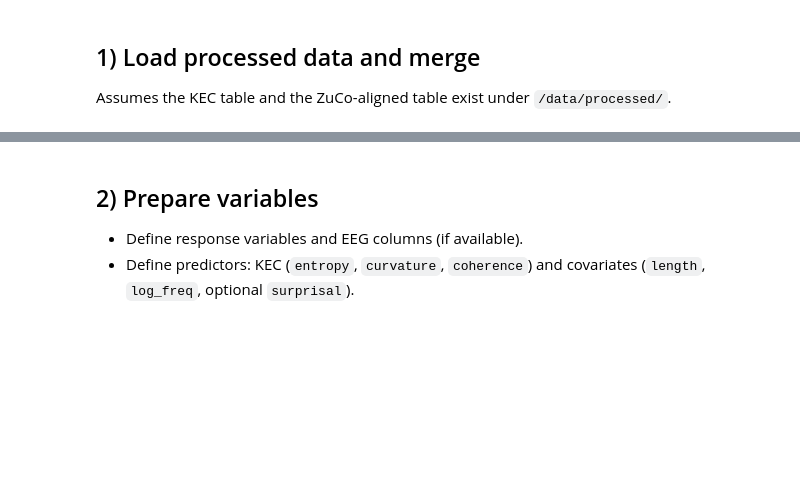
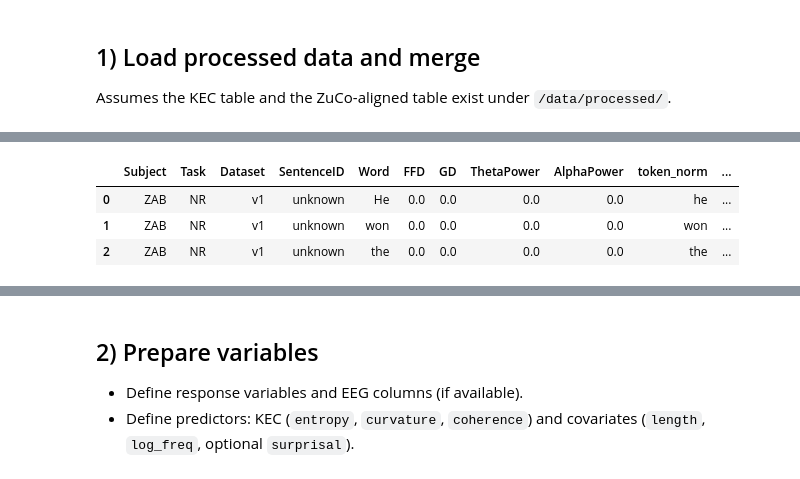
Before and after one commit to agourakis82/pcs-meta-repo, a Jupyter notebook: notebooks/04_zuco_models.ipynb, the cells around one changed output, grey strips where cells are left out. Saved outputs shown, nothing was run; the diff lists cells and outputs as text; code cells hidden in the pictures; blank space fills up the shorter version.

```diff
--- a/notebooks/04_zuco_models.ipynb
+++ b/notebooks/04_zuco_models.ipynb
@@ -82,0 +41,85 @@ KeyError: 'Word'
+# %%
+kec_path = PROC_DIR/'kec'/'metrics_en.csv'
+# Prefer multi-subject export; include v1 and v2 aligned if present
+zuco_candidates = [
+    PROC_DIR/'zuco_word_level_all_subjects.csv',
+    PROC_DIR/'zuco_aligned.csv',
+    PROC_DIR/'zuco_v1_aligned.csv',
+    PROC_DIR/'zuco_v2_aligned.csv',
+]
+
+# Load KEC
+kec_df = pd.read_csv(kec_path, low_memory=False) if kec_path.exists() else pd.DataFrame()
+
+# Load and combine ZuCo (v1+v2 if available)
+zuco_parts = []
+for p in zuco_candidates:
+    if p.exists():
+        try:
+            dfi = pd.read_csv(p, low_memory=False)
+            dfi.columns = [c.strip() for c in dfi.columns]
+            # ensure subject col (lowercase) for this notebook
+            if 'subject' not in dfi.columns and 'Subject' in dfi.columns:
+                dfi['subject'] = dfi['Subject'].astype(str)
+            # ensure tsr indicator if possible
+            if 'tsr' not in dfi.columns:
+                if 'Task' in dfi.columns:
+                    dfi['tsr'] = dfi['Task'].astype(str)
+                else:
+                    dfi['tsr'] = 'Unknown'
+            # ensure Dataset exists
+            if 'Dataset' not in dfi.columns:
+                # infer from filename
+                name = p.name
+                if 'v2' in name:
+                    dfi['Dataset'] = 'v2'
+                elif 'v1' in name:
+                    dfi['Dataset'] = 'v1'
+                else:
+                    dfi['Dataset'] = 'v1'
+            zuco_parts.append(dfi)
+        except Exception as e:
+            warnings.warn(f'Failed reading {p}: {e}')
+
+zuco_df = pd.concat(zuco_parts, ignore_index=True) if zuco_parts else pd.DataFrame()
+heartbeat(f"Loaded KEC: {kec_df.shape if len(kec_df)>0 else 'MISSING'}; ZuCo combined: {zuco_df.shape if len(zuco_df)>0 else 'MISSING'}")
+
+import re
+
+def norm_token(s):
+    if not isinstance(s,str): return s
+    s = s.lower()
+    s = re.sub(r'[\W_]+', '', s)
+    return s
+
+# normalize headers
+for d in (kec_df, zuco_df):
+    if len(d)>0: d.columns = [c.strip() for c in d.columns]
+
+# token_norm sources for ZuCo
+if len(zuco_df)>0:
+    zuco_word_col = 'word' if 'word' in zuco_df.columns else ('Word' if 'Word' in zuco_df.columns else None)
+    if zuco_word_col:
+        zuco_df['token_norm'] = zuco_df[zuco_word_col].astype(str).map(norm_token)
+
+# token_norm for KEC (prefer existing, else fallbacks)
+if len(kec_df)>0:
+    kec_df.columns = [c.strip() for c in kec_df.columns]
+    kec_word_col = 'token_norm' if 'token_norm' in kec_df.columns else (
+        'node' if 'node' in kec_df.columns else (
+        'word' if 'word' in kec_df.columns else (
+        'Word' if 'Word' in kec_df.columns else None)))
+    if kec_word_col and 'token_norm' not in kec_df.columns:
+        kec_df['token_norm'] = kec_df[kec_word_col].astype(str).map(norm_token)
+
+# curvature alias
+work_kec = kec_df.rename(columns={'avg_curvature':'curvature'}) if len(kec_df)>0 else kec_df
+
+req = {'token_norm','entropy','coherence','curvature'}
+if len(zuco_df)>0 and len(work_kec)>0 and req.issubset(work_kec.columns) and 'token_norm' in zuco_df.columns:
+    merged = zuco_df.merge(work_kec[['token_norm','entropy','coherence','curvature']], on='token_norm', how='left', suffixes=('','_kec'))
+else:
+    merged = pd.DataFrame()
+heartbeat(f"Merged shape: {merged.shape if len(merged)>0 else 'N/A'}; sources used: {[str(p) for p in zuco_candidates if p.exists()]}")
+merged.head(3) if len(merged)>0 else merged
+# %% [output]
@@ -82,0 +129,4 @@ KeyError: 'Word'
+|  | Subject | Task | Dataset | SentenceID | Word | FFD | GD | ThetaPower | AlphaPower | token_norm | ... |
+| 0 | ZAB | NR | v1 | unknown | He | 0.0 | 0.0 | 0.0 | 0.0 | he | ... |
+| 1 | ZAB | NR | v1 | unknown | won | 0.0 | 0.0 | 0.0 | 0.0 | won | ... |
+| 2 | ZAB | NR | v1 | unknown | the | 0.0 | 0.0 | 0.0 | 0.0 | the | ... |
```
Also changed, not shown: parts of 9 cells of this notebook, 34 other files.
